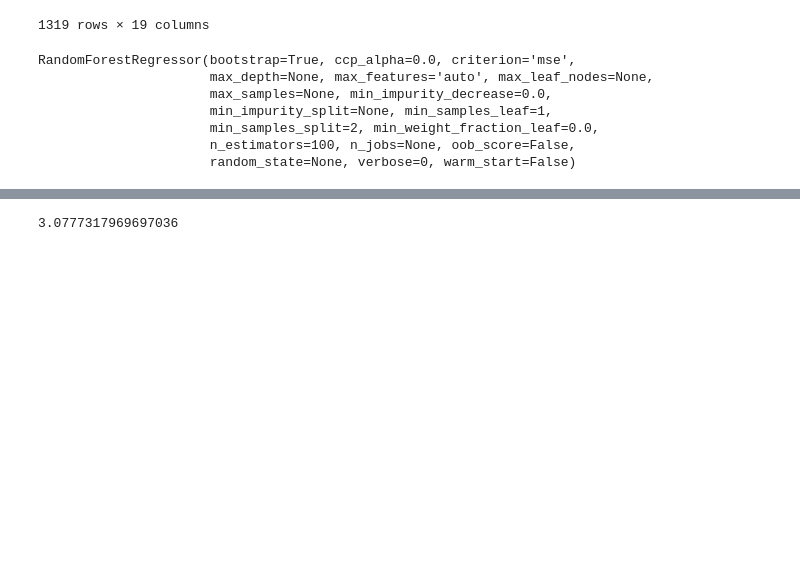
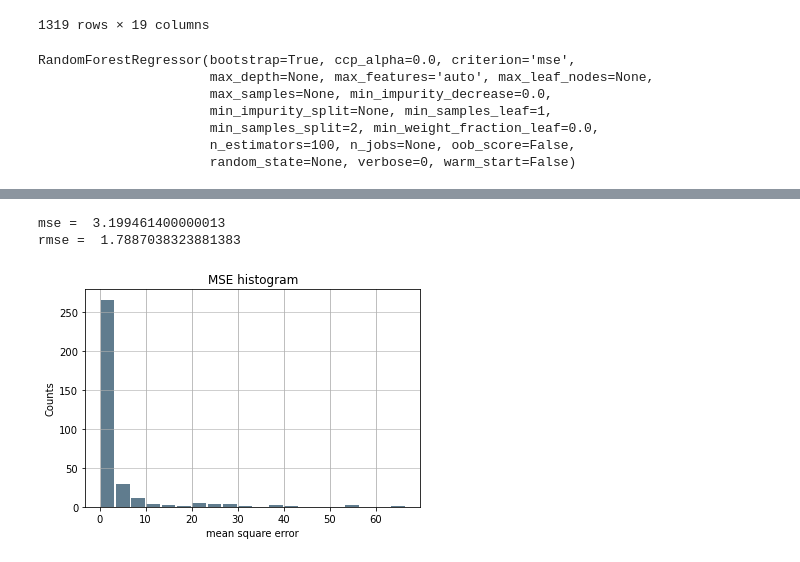
Before and after one commit to lytai1/cs218_project_2, a Jupyter notebook: life-expectancy/ml-life-expectancy.ipynb, the cells around one changed output, grey strips where cells are left out. Cells and saved outputs as stored; diff of their text form; code cells hidden in the pictures; blank space fills up the shorter version.

Commit message:
added rmse calculation and added mse histogram

```diff
--- a/life-expectancy/ml-life-expectancy.ipynb
+++ b/life-expectancy/ml-life-expectancy.ipynb
@@ -114,9 +114,23 @@ array([57.687, 72.503, 65.315, 69.857, 74.64 , 64.877, 53.528, 63.65 ,
 # %%
+import math
 mse = test_y-predict_y
-mse = (mse * mse).mean()
-mse
+mse = (mse * mse)
+print("mse = ",mse.mean())
+print("rmse = ", math.sqrt(mse.mean()))
 # %% [output]
-3.0777317969697036
+mse =  3.199461400000013
+rmse =  1.7887038323881383
+# %%
+from matplotlib import pyplot as plt
+
+mse.plot.hist(grid=True, bins=20, rwidth=0.9,
+                   color='#607c8e')
+plt.title('MSE histogram')
+plt.xlabel('mean square error')
+plt.ylabel('Counts')
+plt.grid(axis='y', alpha=0.75)
+# %% [output]
+[figure, added]
 # %%
 import seaborn as sns
 from matplotlib import pyplot as plt
```
Also changed, not shown: parts of 4 cells of this notebook, 1 other file.
